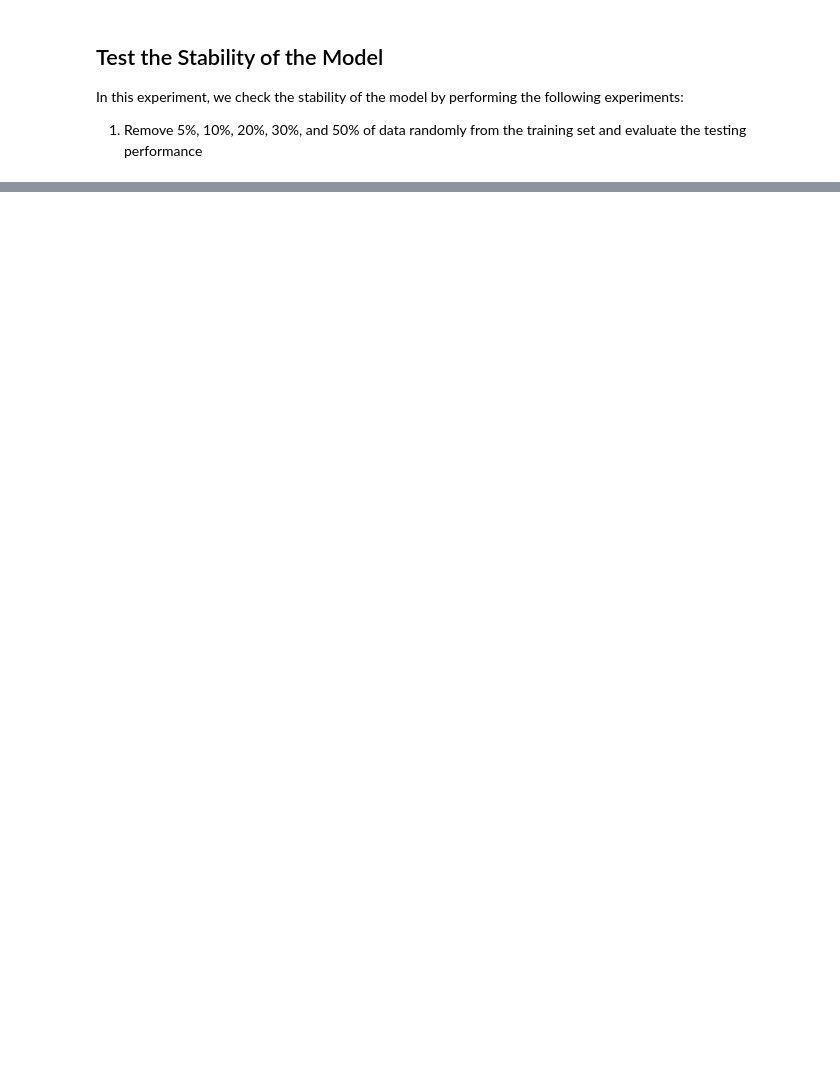
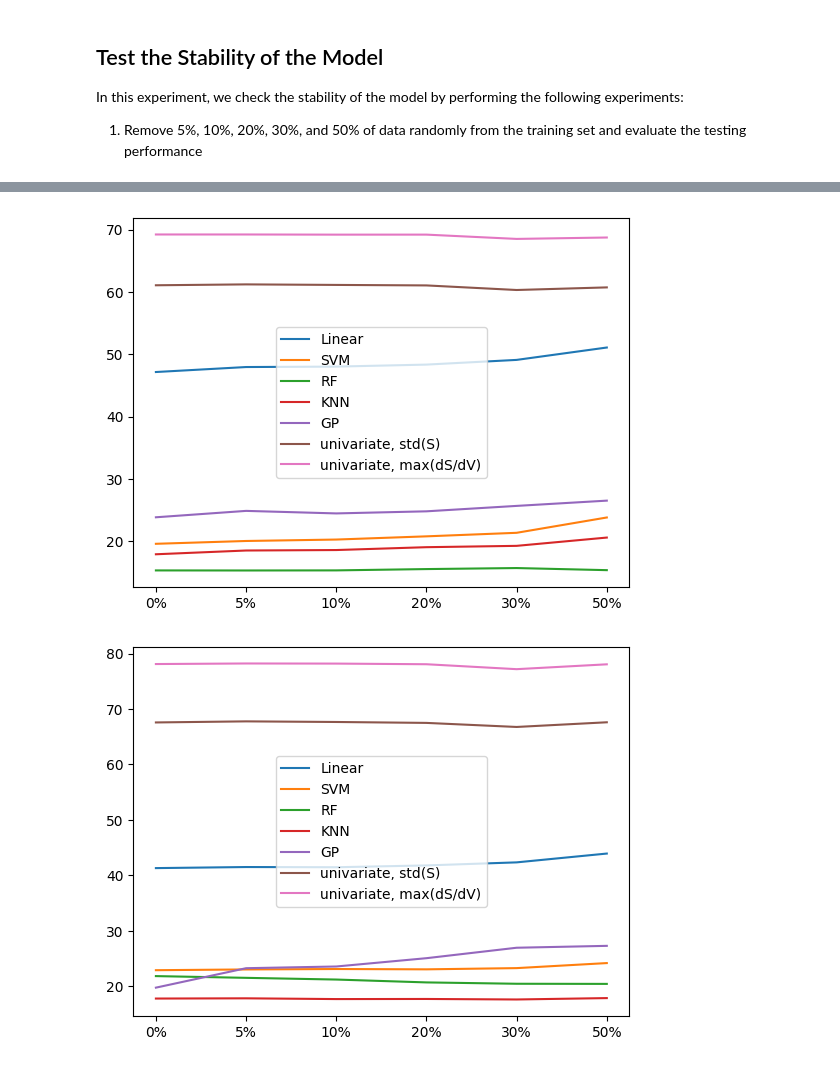
Before and after one commit to ramseylab/vgramreg, a Jupyter notebook: notebooks/Model_Stability_Check.ipynb, the cells around one changed output, grey strips where cells are left out. Saved outputs shown, nothing was run; the diff lists cells and outputs as text; code cells hidden in the pictures; blank space fills up the shorter version.

```diff
--- a/notebooks/Model_Stability_Check.ipynb
+++ b/notebooks/Model_Stability_Check.ipynb
@@ -180,3 +212,9 @@ training_reduction_plot(r2_score_test.copy(), model_names_to_test, adj_score=Tru
+# %%
+training_reduction_plot(per_diff_val.copy(),  model_names_to_test, adj_score=True)
+training_reduction_plot(per_diff_test.copy(), model_names_to_test, adj_score=True)
+# %% [output]
+[figure, added]
+[figure, added]
 # %%
 per_to_remove = [0, 5, 10, 20, 30, 50]
 box_plot(r2_score_test.copy(), ['Linear', 'SVM', 'RF', 'KNN', 'GP'], adj_score=True)
```
Also changed, not shown: parts of 7 cells of this notebook.
